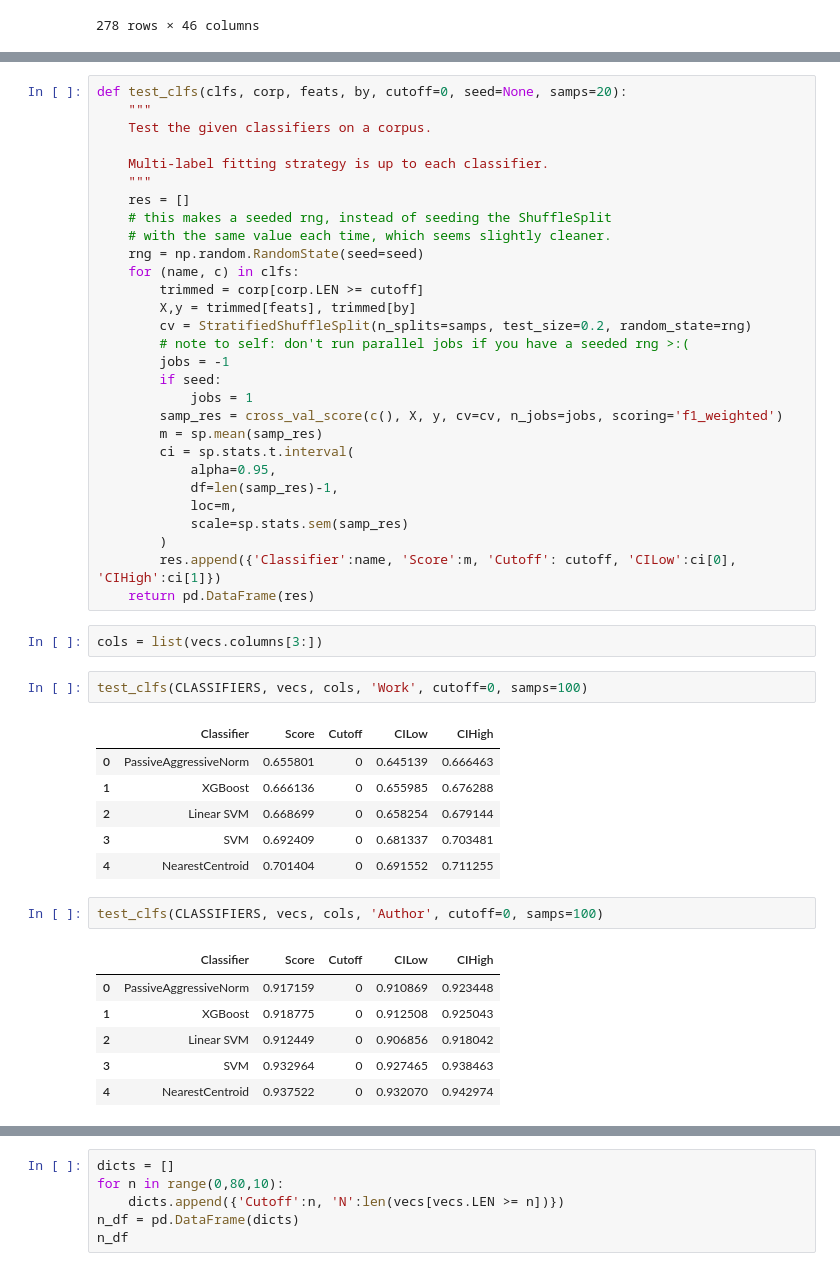
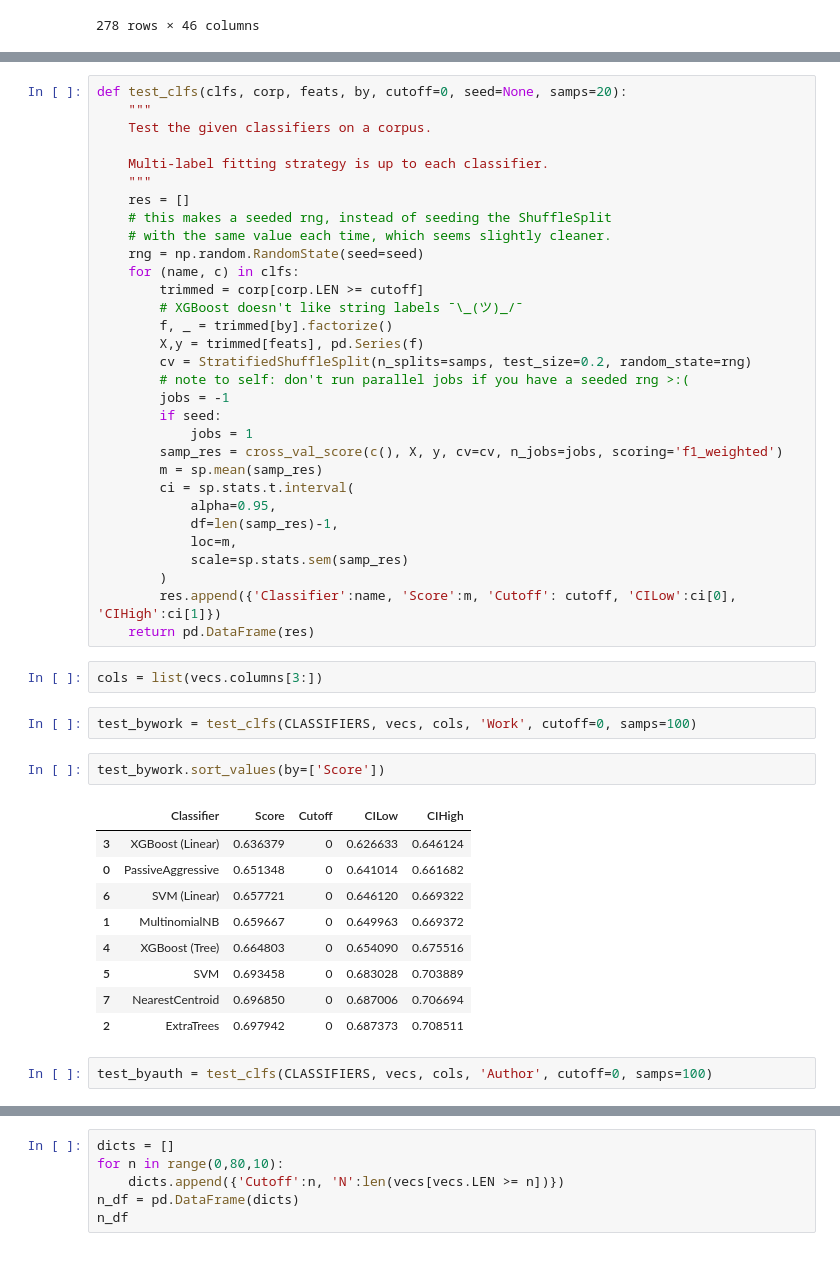
Before and after one commit to bnagy/heroides-paper, a Jupyter notebook: repro/elegy_poetics_accuracy.ipynb, the cells around one changed output, grey strips where cells are left out. Drawn from its saved outputs; the diff is of its cells as text.

```diff
--- a/repro/elegy_poetics_accuracy.ipynb
+++ b/repro/elegy_poetics_accuracy.ipynb
@@ -190,7 +207,9 @@ def test_clfs(clfs, corp, feats, by, cutoff=0, seed=None, samps=20):
     rng = np.random.RandomState(seed=seed)
     for (name, c) in clfs:
         trimmed = corp[corp.LEN >= cutoff]
-        X,y = trimmed[feats], trimmed[by]
+        # XGBoost doesn't like string labels ¯\_(ツ)_/¯
+        f, _ = trimmed[by].factorize()
+        X,y = trimmed[feats], pd.Series(f)
         cv = StratifiedShuffleSplit(n_splits=samps, test_size=0.2, random_state=rng)
         # note to self: don't run parallel jobs if you have a seeded rng >:(
         jobs = -1
@@ -209,20 +228,18 @@ def test_clfs(clfs, corp, feats, by, cutoff=0, seed=None, samps=20):
 # %%
 cols = list(vecs.columns[3:])
 # %%
-test_clfs(CLASSIFIERS, vecs, cols, 'Work', cutoff=0, samps=100)
+test_bywork = test_clfs(CLASSIFIERS, vecs, cols, 'Work', cutoff=0, samps=100)
-# %% [output]
-|  | Classifier | Score | Cutoff | CILow | CIHigh |
-| 0 | PassiveAggressiveNorm | 0.655801 | 0 | 0.645139 | 0.666463 |
-| 1 | XGBoost | 0.666136 | 0 | 0.655985 | 0.676288 |
-| 2 | Linear SVM | 0.668699 | 0 | 0.658254 | 0.679144 |
-| 3 | SVM | 0.692409 | 0 | 0.681337 | 0.703481 |
-| 4 | NearestCentroid | 0.701404 | 0 | 0.691552 | 0.711255 |
+# %%
+test_bywork.sort_values(by=['Score'])
+# %% [output]
+|  | Classifier | Score | Cutoff | CILow | CIHigh |
+| 3 | XGBoost (Linear) | 0.636379 | 0 | 0.626633 | 0.646124 |
+| 0 | PassiveAggressive | 0.651348 | 0 | 0.641014 | 0.661682 |
+| 6 | SVM (Linear) | 0.657721 | 0 | 0.646120 | 0.669322 |
+| 1 | MultinomialNB | 0.659667 | 0 | 0.649963 | 0.669372 |
+| 4 | XGBoost (Tree) | 0.664803 | 0 | 0.654090 | 0.675516 |
+| 5 | SVM | 0.693458 | 0 | 0.683028 | 0.703889 |
+| 7 | NearestCentroid | 0.696850 | 0 | 0.687006 | 0.706694 |
+| 2 | ExtraTrees | 0.697942 | 0 | 0.687373 | 0.708511 |
 # %%
-test_clfs(CLASSIFIERS, vecs, cols, 'Author', cutoff=0, samps=100)
+test_byauth = test_clfs(CLASSIFIERS, vecs, cols, 'Author', cutoff=0, samps=100)
-# %% [output]
-|  | Classifier | Score | Cutoff | CILow | CIHigh |
-| 0 | PassiveAggressiveNorm | 0.917159 | 0 | 0.910869 | 0.923448 |
-| 1 | XGBoost | 0.918775 | 0 | 0.912508 | 0.925043 |
-| 2 | Linear SVM | 0.912449 | 0 | 0.906856 | 0.918042 |
-| 3 | SVM | 0.932964 | 0 | 0.927465 | 0.938463 |
-| 4 | NearestCentroid | 0.937522 | 0 | 0.932070 | 0.942974 |
```
Also changed, not shown: parts of 24 cells of this notebook, 3 other files.
